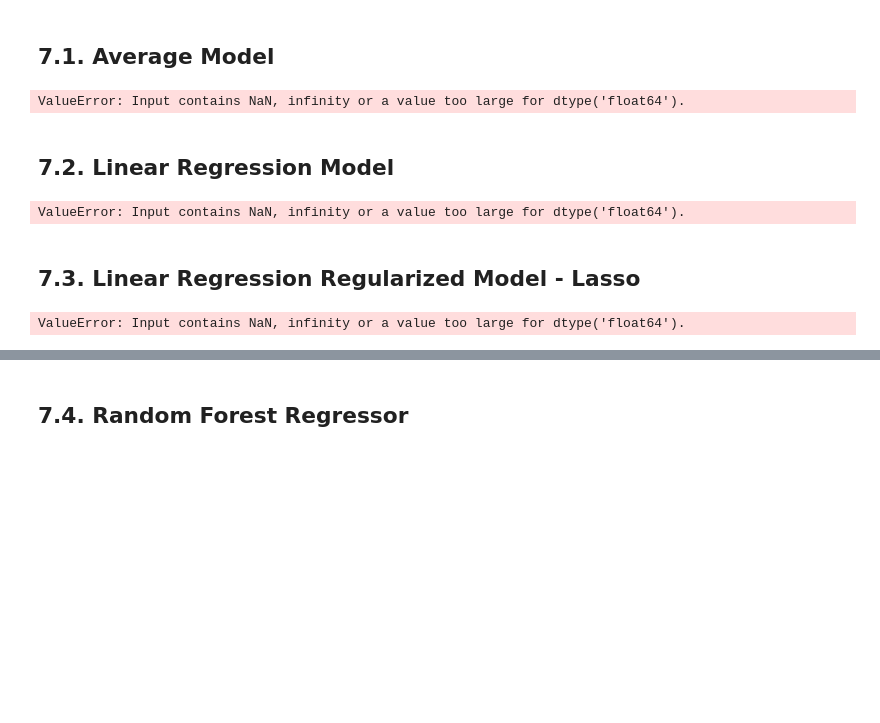
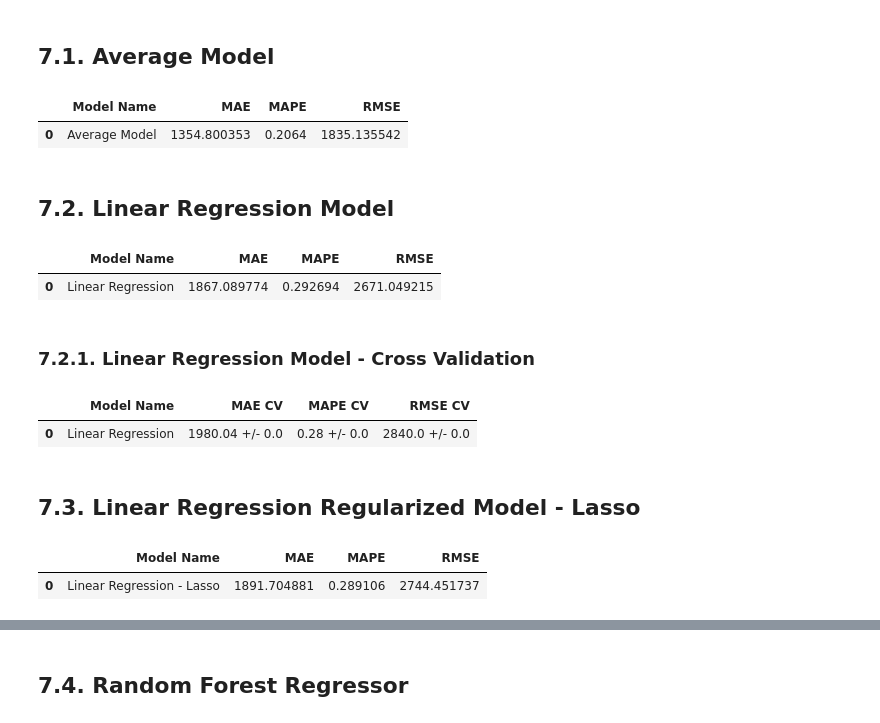
Before and after one commit to luishmq/rossmann_project, a Jupyter notebook: rossman_project.ipynb, the cells around one changed output, grey strips where cells are left out. Drawn from its saved outputs; the diff is of its cells as text; code cells hidden in the pictures; blank space fills up the shorter version.

Commit message:
Ending first version cross validation implementation

```diff
--- a/rossman_project.ipynb
+++ b/rossman_project.ipynb
@@ -769 +828,3 @@ df5['assortment'] = df5['assortment'].map( assortment_dict )
+# %%
+df5['sales'] = np.log1p(df5['sales'])
 # %% [markdown]
@@ -888,12 +949,15 @@ cols_selected_boruta = [
 'promo_time_week',
 'day_of_week_sin',
 'day_of_week_cos',
+'month_sin',
 'month_cos',
 'day_sin',
-'day_cos']
-
+'day_cos',
+'week_of_year_sin',
+'week_of_year_cos']
 # columns to add
 feat_to_add = ['date', 'sales']
 
-# cols_selected_boruta.extend( feat_to_add )
+cols_selected_boruta_full = cols_selected_boruta.copy()
+cols_selected_boruta_full.extend( feat_to_add )
 # %% [markdown]
@@ -901,6 +965,9 @@ feat_to_add = ['date', 'sales']
 # %%
 x_train = X_train[ cols_selected_boruta ]
 x_test = X_test[ cols_selected_boruta ]
+
+# Time Series Data Preparation
+x_training = X_train[ cols_selected_boruta_full ]
 # %% [markdown]
 ## 7.1. Average Model
 # %%
@@ -916,7 +983,8 @@ yhat_baseline = aux1['predictions']
 baseline_result = ml_error( 'Average Model', np.expm1( y_test ), np.expm1(yhat_baseline ) )
 baseline_result
 # %% [output]
-ValueError: Input contains NaN, infinity or a value too large for dtype('float64').
+|  | Model Name | MAE | MAPE | RMSE |
+| 0 | Average Model | 1354.800353 | 0.2064 | 1835.135542 |
 # %% [markdown]
 ## 7.2. Linear Regression Model
 # %%
@@ -930,7 +998,16 @@ yhat_lr = lr.predict( x_test )
 lr_result = ml_error( 'Linear Regression', np.expm1( y_test ), np.expm1(yhat_lr ) )
 lr_result
 # %% [output]
-ValueError: Input contains NaN, infinity or a value too large for dtype('float64').
+|  | Model Name | MAE | MAPE | RMSE |
+| 0 | Linear Regression | 1867.089774 | 0.292694 | 2671.049215 |
+# %% [markdown]
+### 7.2.1. Linear Regression Model - Cross Validation
+# %%
+lr_result_cv = cross_validation( x_training, 5, 'Linear Regression', lr, verbose=False )
+lr_result_cv
+# %% [output]
+|  | Model Name | MAE CV | MAPE CV | RMSE CV |
+| 0 | Linear Regression | 1980.04 +/- 0.0 | 0.28 +/- 0.0 | 2840.0 +/- 0.0 |
 # %% [markdown]
 ## 7.3. Linear Regression Regularized Model - Lasso
 # %%
@@ -944,4 +1021,5 @@ yhat_lrr = lrr.predict( x_test )
 lrr_result = ml_error( 'Linear Regression - Lasso', np.expm1( y_test ), np.expm1( yhat_lrr ) )
 lrr_result
 # %% [output]
-ValueError: Input contains NaN, infinity or a value too large for dtype('float64').
+|  | Model Name | MAE | MAPE | RMSE |
+| 0 | Linear Regression - Lasso | 1891.704881 | 0.289106 | 2744.451737 |
```
Also changed, not shown: parts of 21 cells of this notebook.
